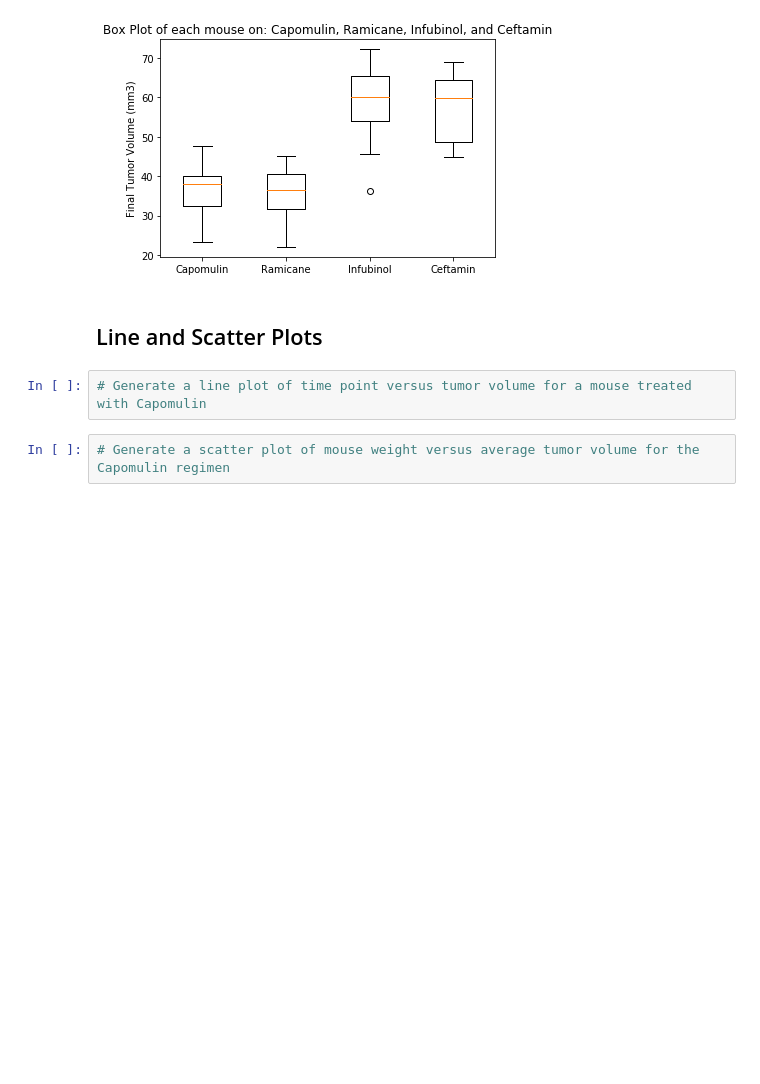
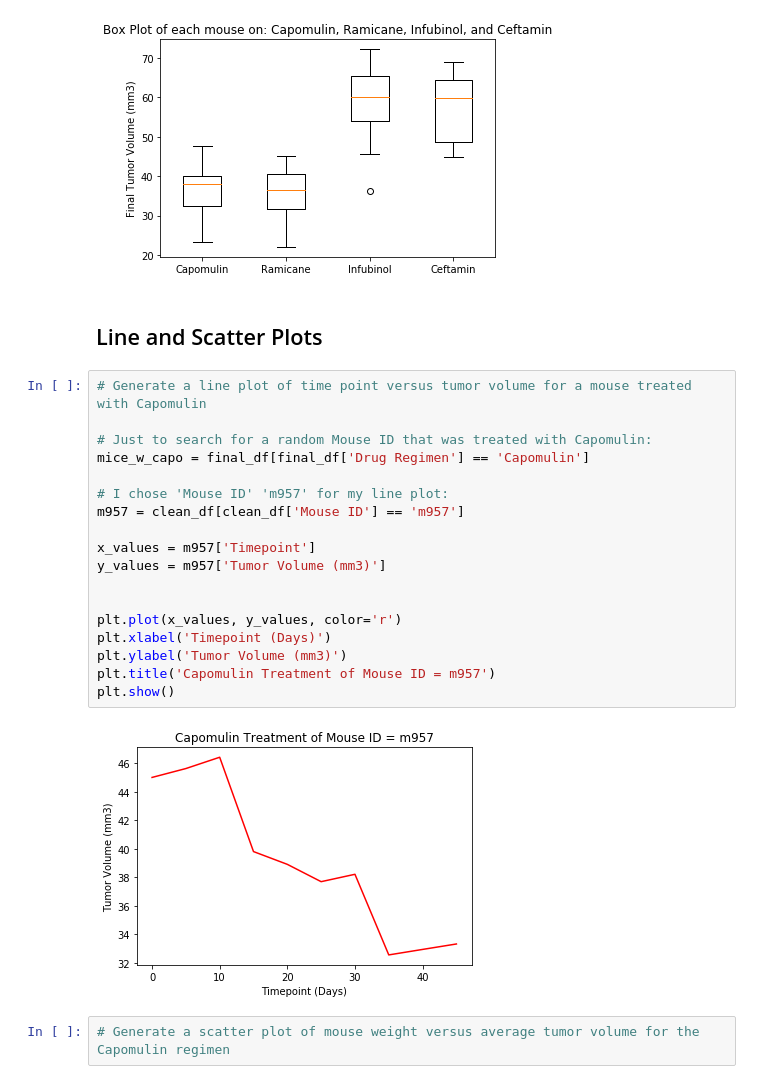
Before and after one commit to minerva-b/Matplotlib-Challenge, a Jupyter notebook: Pymaceuticals_Code.ipynb, the cells around one changed output. Cells and saved outputs as stored; diff of their text form; blank space fills up the shorter version.

Commit message:
Adding my line plot

```diff
--- a/Pymaceuticals_Code.ipynb
+++ b/Pymaceuticals_Code.ipynb
@@ -306,8 +306,26 @@ plt.show()
 [figure]
 # %% [markdown]
 ## Line and Scatter Plots
-# %%
-# Generate a line plot of time point versus tumor volume for a mouse treated with Capomulin
+# %%
+# Generate a line plot of time point versus tumor volume for a mouse treated with Capomulin
+
+# Just to search for a random Mouse ID that was treated with Capomulin:
+mice_w_capo = final_df[final_df['Drug Regimen'] == 'Capomulin']
+
+# I chose 'Mouse ID' 'm957' for my line plot:
+m957 = clean_df[clean_df['Mouse ID'] == 'm957']
+
+x_values = m957['Timepoint']
+y_values = m957['Tumor Volume (mm3)']
+
+
+plt.plot(x_values, y_values, color='r')
+plt.xlabel('Timepoint (Days)')
+plt.ylabel('Tumor Volume (mm3)')
+plt.title('Capomulin Treatment of Mouse ID = m957')
+plt.show()
+# %% [output]
+[figure, added]
 # %%
 # Generate a scatter plot of mouse weight versus average tumor volume for the Capomulin regimen
 # %% [markdown]
```
Also changed, not shown: parts of 1 cell of this notebook.
